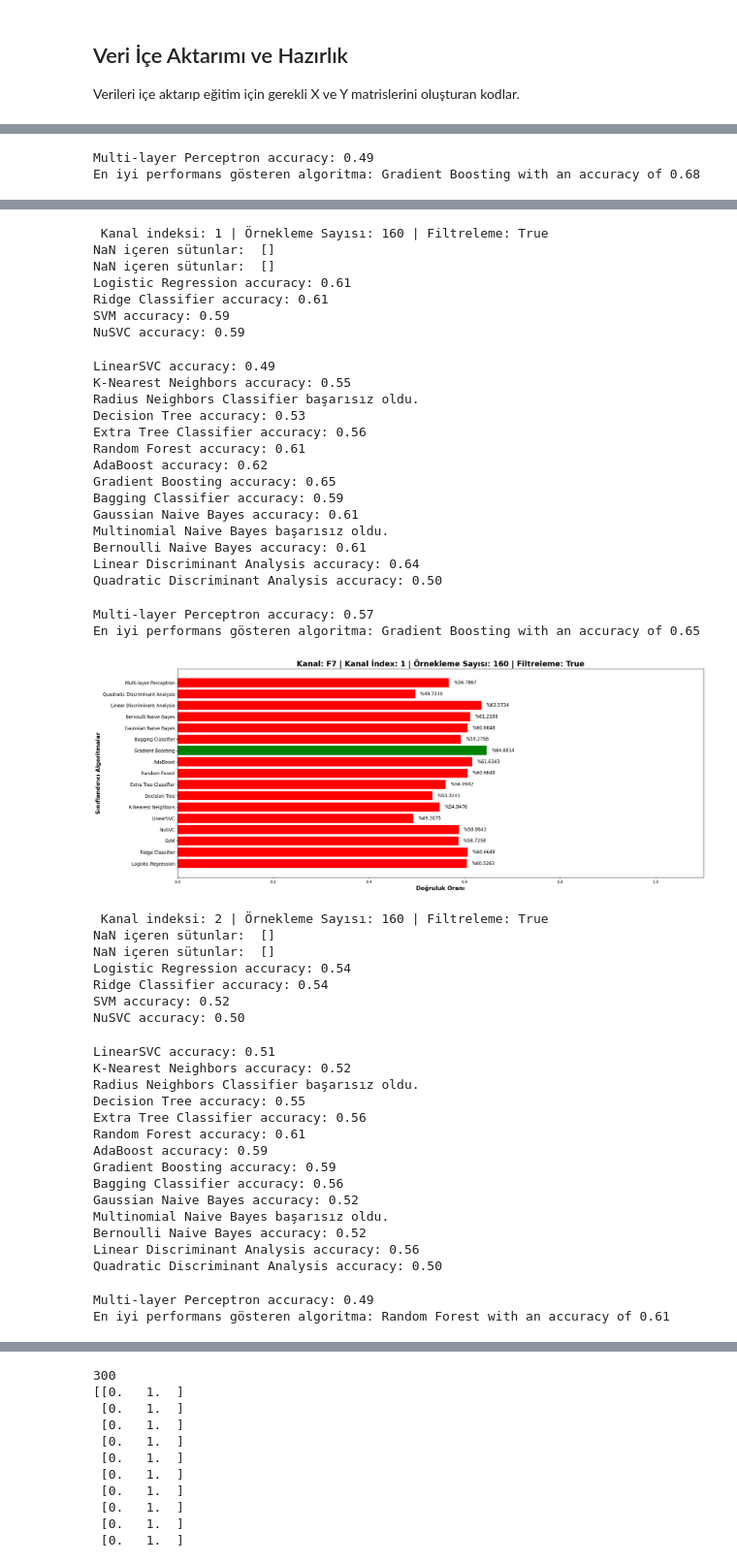
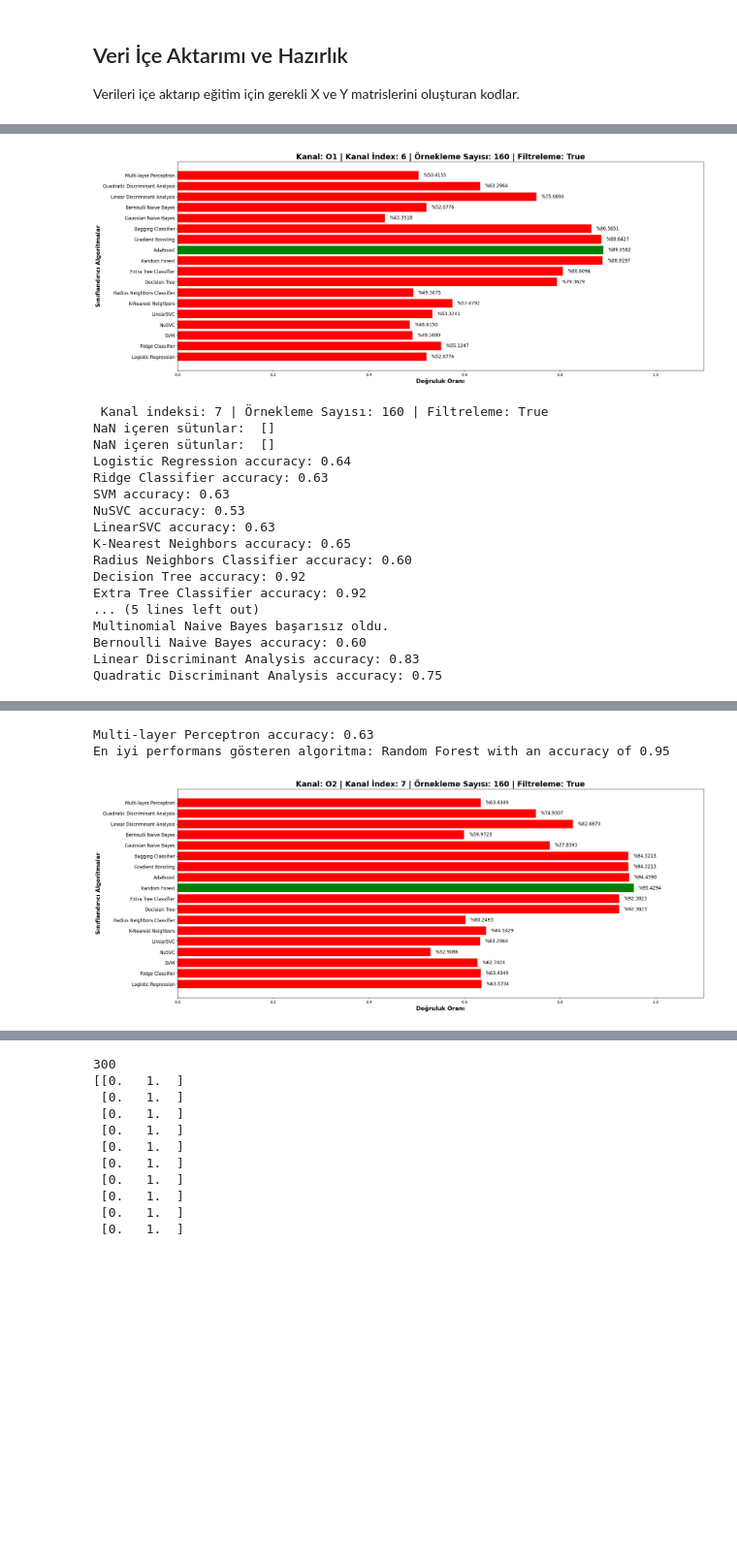
Before and after one commit to ben0mer/EEG-Real-Time-Analyzer, a Jupyter notebook: train.ipynb, the cells around one changed output, grey strips where cells are left out. Shown: that part at 97% size. Saved outputs shown, nothing was run; the diff lists cells and outputs as text; code cells hidden in the pictures; blank space fills up the shorter version.

```diff
--- a/train.ipynb
+++ b/train.ipynb
@@ -147,7 +147,7 @@ def egitimeHazirla(veri, epoklanan_ornek_sayisi, kanal, etiket, filter_ = False)
     for i in range(kanalSayisi):
         geciciVeri = veri.iloc[:, kanal[i]]  # Kanal indekslerini düzelt
         if filter_:
-            geciciVeri = tf.filtrele(geciciVeri)
+            geciciVeri = tf.filtrele(geciciVeri,160,28,40)
         geciciVeri = pd.DataFrame(geciciVeri)
         geciciVeri = tf.ornekle(geciciVeri, epoklanan_ornek_sayisi)
         geciciVeri = tf.ozellikCikar(geciciVeri)
@@ -167,7 +167,7 @@ def egitimeHazirla(veri, epoklanan_ornek_sayisi, kanal, etiket, filter_ = False)
 
 
 def hepsiniEgit():
-    for i in range(0,15):
+    for i in range(6,8):
         try:
             print(f"\n Kanal indeksi: {i} | Örnekleme Sayısı: {epoklanan_ornek_sayisi} | Filtreleme: {filtreleme}")
             X_sag = egitimeHazirla(sag_veri, epoklanan_ornek_sayisi, i, 1, filtreleme)
@@ -252,2 +250,18 @@ Quadratic Discriminant Analysis accuracy: 0.58
+[figure, new version]
-Multi-layer Perceptron accuracy: 0.49
-En iyi performans gösteren algoritma: Gradient Boosting with an accuracy of 0.68
+ Kanal indeksi: 7 | Örnekleme Sayısı: 160 | Filtreleme: True
+NaN içeren sütunlar:  []
+NaN içeren sütunlar:  []
+Logistic Regression accuracy: 0.64
+Ridge Classifier accuracy: 0.63
+SVM accuracy: 0.63
+NuSVC accuracy: 0.53
+LinearSVC accuracy: 0.63
+K-Nearest Neighbors accuracy: 0.65
+Radius Neighbors Classifier accuracy: 0.60
+Decision Tree accuracy: 0.92
+Extra Tree Classifier accuracy: 0.92
+... (5 lines left out)
+Multinomial Naive Bayes başarısız oldu.
+Bernoulli Naive Bayes accuracy: 0.60
+Linear Discriminant Analysis accuracy: 0.83
+Quadratic Discriminant Analysis accuracy: 0.75
@@ -255,47 +268,3 @@ En iyi performans gösteren algoritma: Gradient Boosting with an accuracy of 0.6
- Kanal indeksi: 1 | Örnekleme Sayısı: 160 | Filtreleme: True
-NaN içeren sütunlar:  []
-NaN içeren sütunlar:  []
-Logistic Regression accuracy: 0.61
-Ridge Classifier accuracy: 0.61
-SVM accuracy: 0.59
-NuSVC accuracy: 0.59
+Multi-layer Perceptron accuracy: 0.63
+En iyi performans gösteren algoritma: Random Forest with an accuracy of 0.95
-LinearSVC accuracy: 0.49
-K-Nearest Neighbors accuracy: 0.55
-Radius Neighbors Classifier başarısız oldu.
-Decision Tree accuracy: 0.53
-Extra Tree Classifier accuracy: 0.56
-Random Forest accuracy: 0.61
-AdaBoost accuracy: 0.62
-Gradient Boosting accuracy: 0.65
-Bagging Classifier accuracy: 0.59
-Gaussian Naive Bayes accuracy: 0.61
-Multinomial Naive Bayes başarısız oldu.
-Bernoulli Naive Bayes accuracy: 0.61
-Linear Discriminant Analysis accuracy: 0.64
-Quadratic Discriminant Analysis accuracy: 0.50
-Multi-layer Perceptron accuracy: 0.57
-En iyi performans gösteren algoritma: Gradient Boosting with an accuracy of 0.65
-[figure, old version]
+[figure, new version]
- Kanal indeksi: 2 | Örnekleme Sayısı: 160 | Filtreleme: True
-NaN içeren sütunlar:  []
-NaN içeren sütunlar:  []
-Logistic Regression accuracy: 0.54
-Ridge Classifier accuracy: 0.54
-SVM accuracy: 0.52
-NuSVC accuracy: 0.50
-LinearSVC accuracy: 0.51
-K-Nearest Neighbors accuracy: 0.52
-Radius Neighbors Classifier başarısız oldu.
-Decision Tree accuracy: 0.55
-Extra Tree Classifier accuracy: 0.56
-Random Forest accuracy: 0.61
-AdaBoost accuracy: 0.59
-Gradient Boosting accuracy: 0.59
-Bagging Classifier accuracy: 0.56
-Gaussian Naive Bayes accuracy: 0.52
-Multinomial Naive Bayes başarısız oldu.
-Bernoulli Naive Bayes accuracy: 0.52
-Linear Discriminant Analysis accuracy: 0.56
-Quadratic Discriminant Analysis accuracy: 0.50
-Multi-layer Perceptron accuracy: 0.49
-En iyi performans gösteren algoritma: Random Forest with an accuracy of 0.61
```
Also changed, not shown: parts of 1 cell of this notebook, 18 other files.
